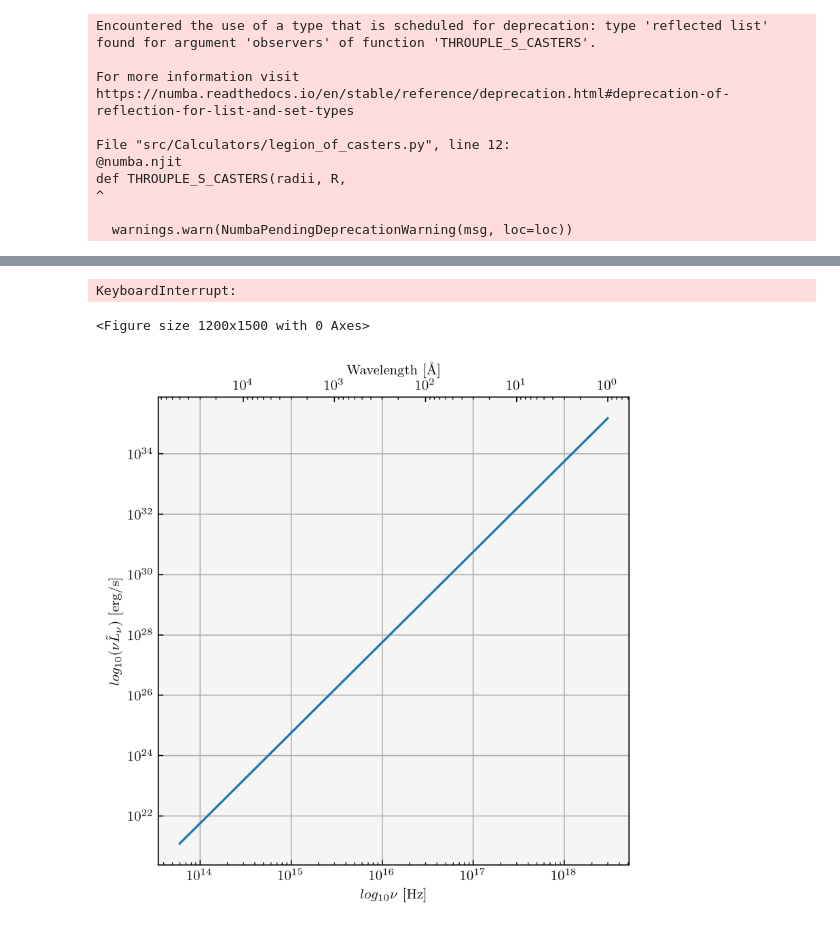
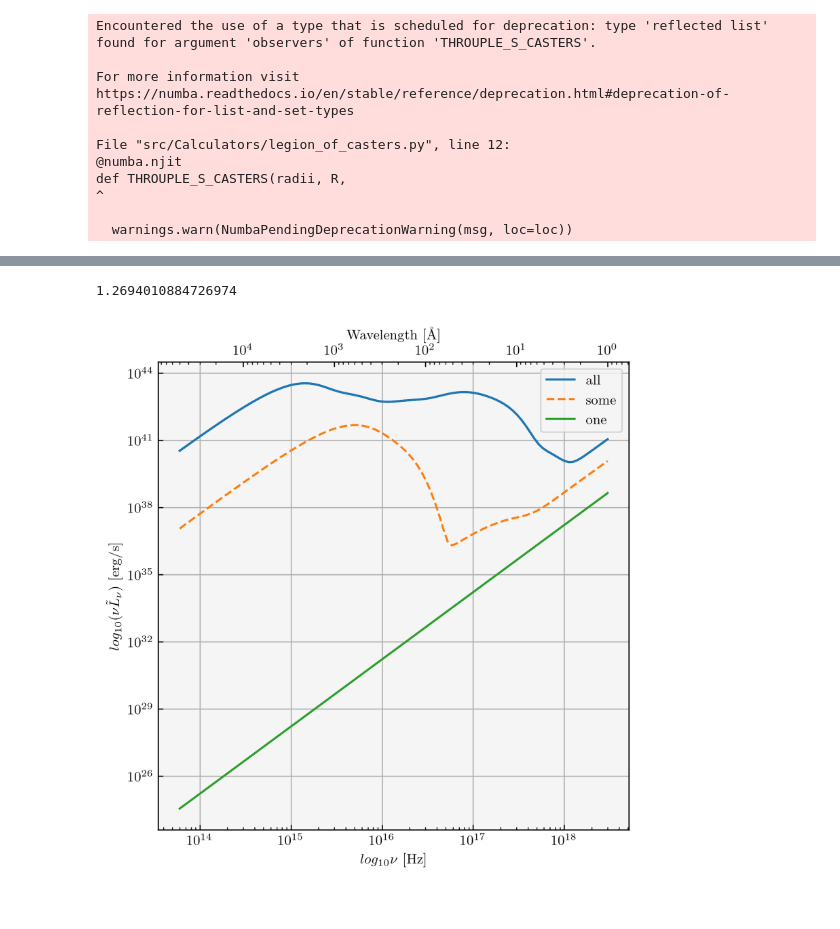
Before and after one commit to KKilmetis8/tde_comparison, a Jupyter notebook: BB_single.ipynb, the cells around one changed output, grey strips where cells are left out. Cells and saved outputs as stored; diff of their text form; code cells hidden in the pictures.

```diff
--- a/BB_single.ipynb
+++ b/BB_single.ipynb
@@ -72,7 +72,8 @@ n_arr = 10**x_arr
 #%% Get thermalisation radius
 fixes, days = select_fix(m)
 # %%
-fix = 844
+fix = 881
+index_norm = 1
 rays_T, rays_den, rays, radii, thetas, phis  = ray_maker(fix, m, select = True)
 # %% [output]
 Encountered the use of a type that is scheduled for deprecation: type 'reflected list' found for argument 'observers' of function 'THROUPLE_S_CASTERS'.
@@ -124,10 +125,11 @@ for j in range(192):
             print('low')
             continue
 
-        for i, n in enumerate(n_arr): #we need linearspace
-            lum_single_ray[i] = luminosity_n(T, rho, opt_depth, cell_vol, n)
-            lum_n[i] += lum_single_ray[i]
-        lum_rays.append(lum_single_ray)
+        for index, n in enumerate(n_arr): #we need linearspace
+            lum_n_cell = luminosity_n(T, rho, opt_depth, cell_vol, n)
+            lum_n[index] += lum_n_cell
+            lum_single_ray[index] += lum_n_cell
+    lum_rays.append(lum_single_ray)
 # %% [output]
 ray : 0
 ray : 1
@@ -167,25 +173,37 @@ ray : 191
 # Normalise with the bolometric luminosity from red curve (FLD)
 const_norm = normalisation(lum_n, x_arr, luminosity_fld_fix[1])
 lum_tilde_n = lum_n * const_norm
+# %%
+print(const_norm)
+# %% [output]
+1.2694010884726974
 # %%
 for i in range(len(lum_rays)):
     for j in range(len(lum_rays[i])):
         lum_rays[i][j] *= const_norm
+# %%
+nlum = n_arr * lum_tilde_n
+# %%
+test = np.zeros(len(n_arr))
+for j in range(len(n_arr)):
+    for i in range(29,52):
+        test[j] += lum_rays[i][j]
 # %%
 fig, ax1 = plt.subplots( figsize = (6,6) )
-for j in range(192):
-    ax1.plot(n_arr, n_arr * lum_rays[j], '--')
-    ax1.plot(n_arr, n_arr * lum_tilde_n)
-    ax2 = ax1.twiny()
-    ax1.set_xlabel(r'$log_{10}\nu$ [Hz]')
-    ax1.set_ylabel(r'$log_{10}(\nu\tilde{L}_\nu)$ [erg/s]')
-    ax1.loglog()
-    ax1.grid()
-    # wavelength = np.divide(c, n_arr) * 1e8 # A
-    # ax2.plot(wavelength, n_arr * lum_rays[j])
-    # ax2.invert_xaxis()
-    # ax2.loglog()
-    # ax2.set_xlabel(r'Wavelength [\AA]')
+ax1.plot(n_arr, nlum, label = 'all')
+ax1.plot(n_arr, n_arr * test, '--', label = 'some')
+ax1.plot(n_arr, n_arr * lum_rays[1], label = 'one')
+ax2 = ax1.twiny()
+ax1.set_xlabel(r'$log_{10}\nu$ [Hz]')
+ax1.set_ylabel(r'$log_{10}(\nu\tilde{L}_\nu)$ [erg/s]')
+ax1.loglog()
+ax1.grid()
+wavelength = np.divide(c, n_arr) * 1e8 # A
+ax2.plot(wavelength, nlum)
+ax2.invert_xaxis()
+ax2.loglog()
+ax2.set_xlabel(r'Wavelength [\AA]')
+ax1.legend()
 plt.show()
 # %% [output]
-KeyboardInterrupt:
+[figure, added]
@@ -234,21 +209,0 @@ lum_tilde_n = lum_n * const_norm
-# %%
-plt.figure( figsize=(4,5))
-
-
-fig, ax1 = plt.subplots( figsize = (6,6) )
-ax1.plot(n_arr,  n_arr*lum_n)
-ax2 = ax1.twiny()
-ax1.set_xlabel(r'$log_{10}\nu$ [Hz]')
-ax1.set_ylabel(r'$log_{10}(\nu\tilde{L}_\nu)$ [erg/s]')
-ax1.loglog()
-ax1.grid()
-wavelength = np.divide(c, n_arr) * 1e8 # A
-ax2.plot(wavelength, n_arr* lum_n)
-ax2.invert_xaxis()
-ax2.loglog()
-ax2.set_xlabel(r'Wavelength [\AA]')
-#plt.savefig('Figs/n_Ltildan_m' + str(m) + '_snap' + str(fix))
-plt.show()
-# %% [output]
-<Figure size 1200x1500 with 0 Axes>
-[figure, removed]
```
Also changed, not shown: parts of 5 cells of this notebook, 7 other files.
